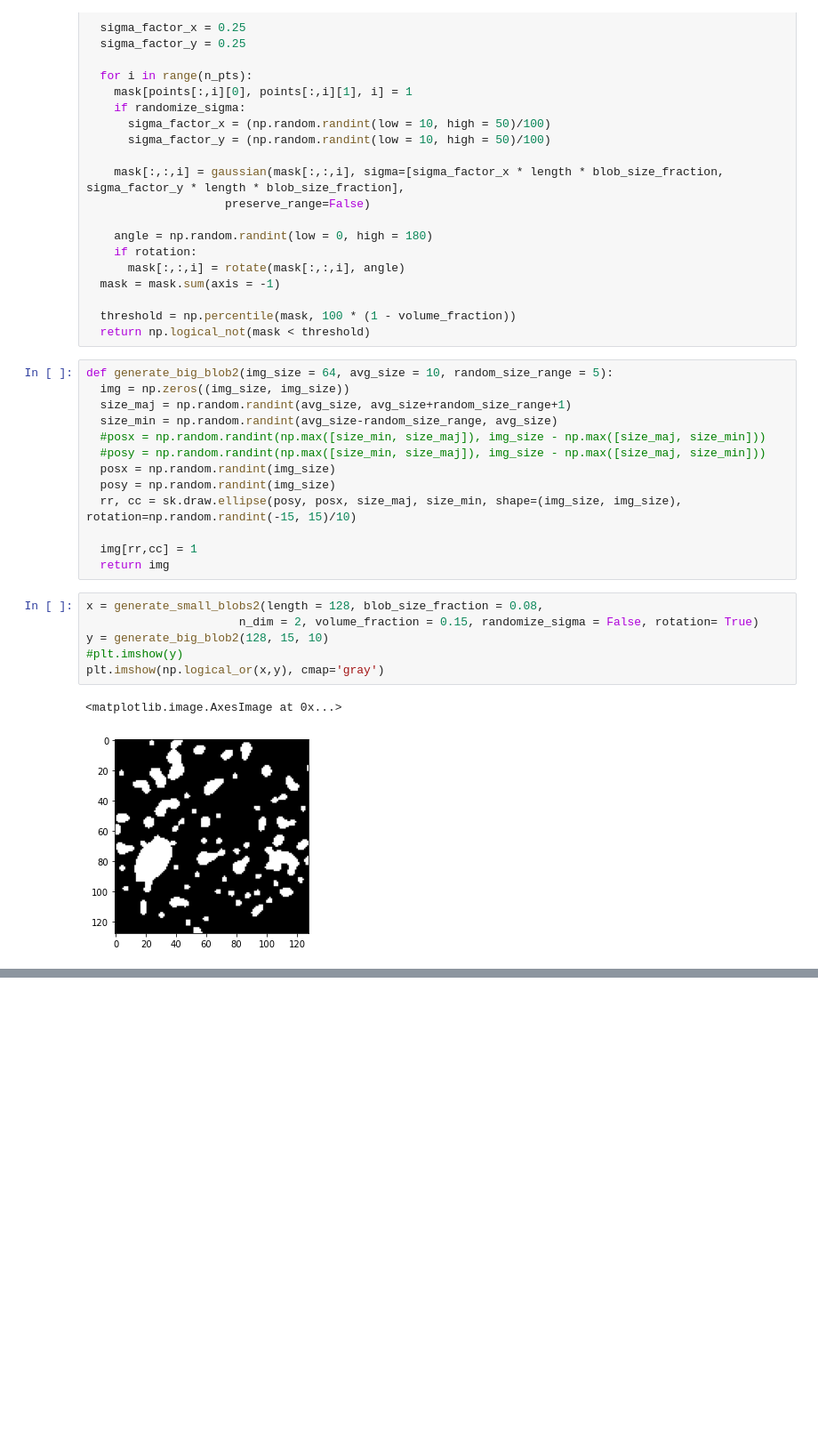
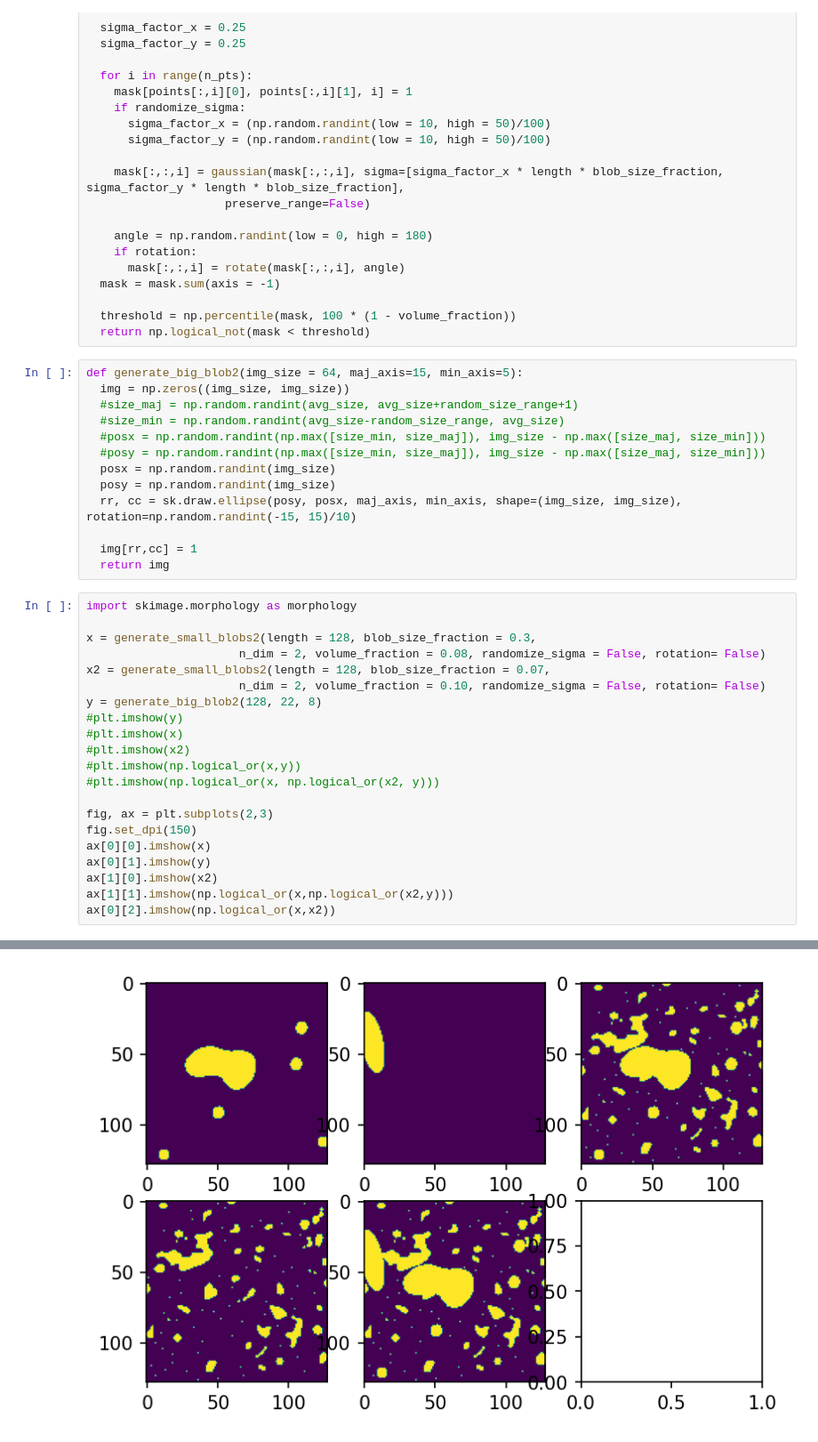
Before and after one commit to Kayzi0/ExplainBlobs, a Jupyter notebook: Generate_Blobs.ipynb, the cells around one changed output, grey strips where cells are left out. Shown at 89% size. Cells and saved outputs as stored; diff of their text form; blank space fills up the shorter version.

```diff
--- a/Generate_Blobs.ipynb
+++ b/Generate_Blobs.ipynb
@@ -75,24 +75,37 @@ def generate_small_blobs2(length = 64, blob_size_fraction = 0.1,
   threshold = np.percentile(mask, 100 * (1 - volume_fraction))
   return np.logical_not(mask < threshold)
 # %%
-def generate_big_blob2(img_size = 64, avg_size = 10, random_size_range = 5):
+def generate_big_blob2(img_size = 64, maj_axis=15, min_axis=5):
   img = np.zeros((img_size, img_size))
-  size_maj = np.random.randint(avg_size, avg_size+random_size_range+1)
-  size_min = np.random.randint(avg_size-random_size_range, avg_size)
+  #size_maj = np.random.randint(avg_size, avg_size+random_size_range+1)
+  #size_min = np.random.randint(avg_size-random_size_range, avg_size)
   #posx = np.random.randint(np.max([size_min, size_maj]), img_size - np.max([size_maj, size_min]))
   #posy = np.random.randint(np.max([size_min, size_maj]), img_size - np.max([size_maj, size_min]))
   posx = np.random.randint(img_size)
   posy = np.random.randint(img_size)
-  rr, cc = sk.draw.ellipse(posy, posx, size_maj, size_min, shape=(img_size, img_size), rotation=np.random.randint(-15, 15)/10)
+  rr, cc = sk.draw.ellipse(posy, posx, maj_axis, min_axis, shape=(img_size, img_size), rotation=np.random.randint(-15, 15)/10)
 
   img[rr,cc] = 1
   return img
-# %%
-x = generate_small_blobs2(length = 128, blob_size_fraction = 0.08,
-                      n_dim = 2, volume_fraction = 0.15, randomize_sigma = False, rotation= True)
-y = generate_big_blob2(128, 15, 10)
-#plt.imshow(y)
-plt.imshow(np.logical_or(x,y), cmap='gray')
-# %% [output]
-<matplotlib.image.AxesImage at 0x...>
-[figure, removed]
+# %%
+import skimage.morphology as morphology
+
+x = generate_small_blobs2(length = 128, blob_size_fraction = 0.3,
+                      n_dim = 2, volume_fraction = 0.08, randomize_sigma = False, rotation= False)
+x2 = generate_small_blobs2(length = 128, blob_size_fraction = 0.07,
+                      n_dim = 2, volume_fraction = 0.10, randomize_sigma = False, rotation= False)
+y = generate_big_blob2(128, 22, 8)
+#plt.imshow(y)
+#plt.imshow(x)
+#plt.imshow(x2)
+#plt.imshow(np.logical_or(x,y))
+#plt.imshow(np.logical_or(x, np.logical_or(x2, y)))
+
+fig, ax = plt.subplots(2,3)
+fig.set_dpi(150)
+ax[0][0].imshow(x)
+ax[0][1].imshow(y)
+ax[1][0].imshow(x2)
+ax[1][1].imshow(np.logical_or(x,np.logical_or(x2,y)))
+ax[0][2].imshow(np.logical_or(x,x2))
+# %% [output]
@@ -98,0 +113 @@ plt.imshow(np.logical_or(x,y), cmap='gray')
+[figure, added]
```
Also changed, not shown: parts of 1 cell of this notebook, 1 other file.
